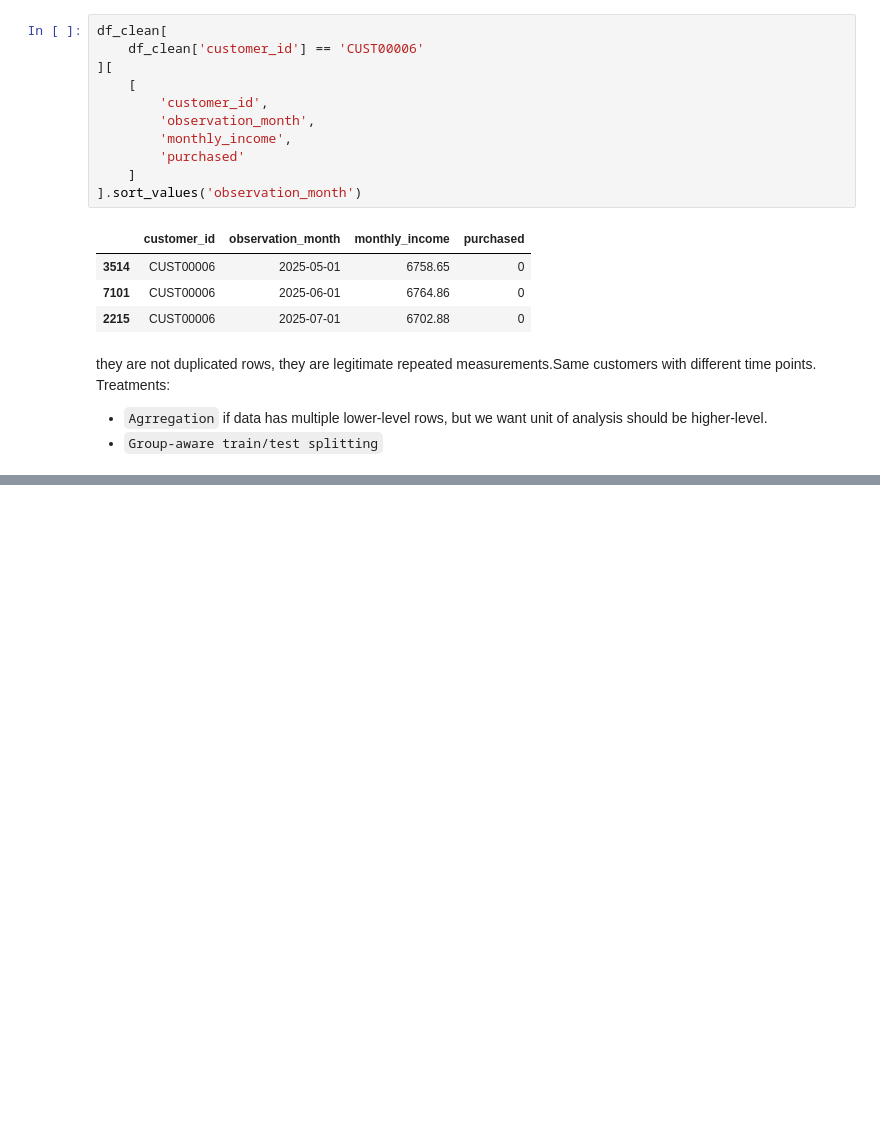
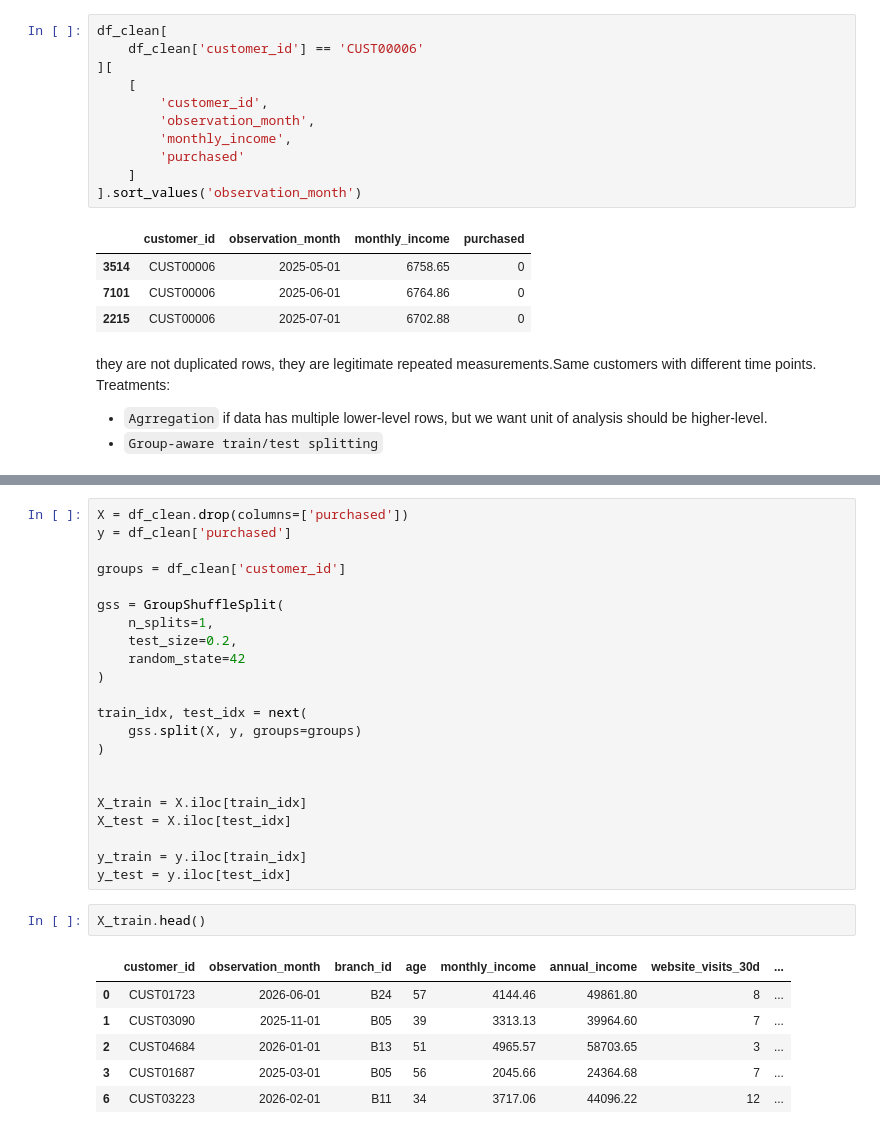
Before and after one commit to diyorarti/Learning_Data_Science, a Jupyter notebook: Statistics/3_Regression/Logistic_regression/Independence_Observations_Assumption.ipynb, the cells around one changed output, grey strips where cells are left out. Cells and saved outputs as stored; diff of their text form; blank space fills up the shorter version.

```diff
--- a/Statistics/3_Regression/Logistic_regression/Independence_Observations_Assumption.ipynb
+++ b/Statistics/3_Regression/Logistic_regression/Independence_Observations_Assumption.ipynb
@@ -127,0 +217,31 @@ Treatments:
+# %%
+X = df_clean.drop(columns=['purchased'])
+y = df_clean['purchased']
+
+groups = df_clean['customer_id']
+
+gss = GroupShuffleSplit(
+    n_splits=1,
+    test_size=0.2,
+    random_state=42
+)
+
+train_idx, test_idx = next(
+    gss.split(X, y, groups=groups)
+)
+
+
+X_train = X.iloc[train_idx]
+X_test = X.iloc[test_idx]
+
+y_train = y.iloc[train_idx]
+y_test = y.iloc[test_idx]
+# %%
+X_train.head()
+# %% [output]
+|  | customer_id | observation_month | branch_id | age | monthly_income | annual_income | website_visits_30d | ... |
+| 0 | CUST01723 | 2026-06-01 | B24 | 57 | 4144.46 | 49861.80 | 8 | ... |
+| 1 | CUST03090 | 2025-11-01 | B05 | 39 | 3313.13 | 39964.60 | 7 | ... |
+| 2 | CUST04684 | 2026-01-01 | B13 | 51 | 4965.57 | 58703.65 | 3 | ... |
+| 3 | CUST01687 | 2025-03-01 | B05 | 56 | 2045.66 | 24364.68 | 7 | ... |
+| 6 | CUST03223 | 2026-02-01 | B11 | 34 | 3717.06 | 44096.22 | 12 | ... |
```
Also changed, not shown: parts of 24 cells of this notebook, 1 other file.
